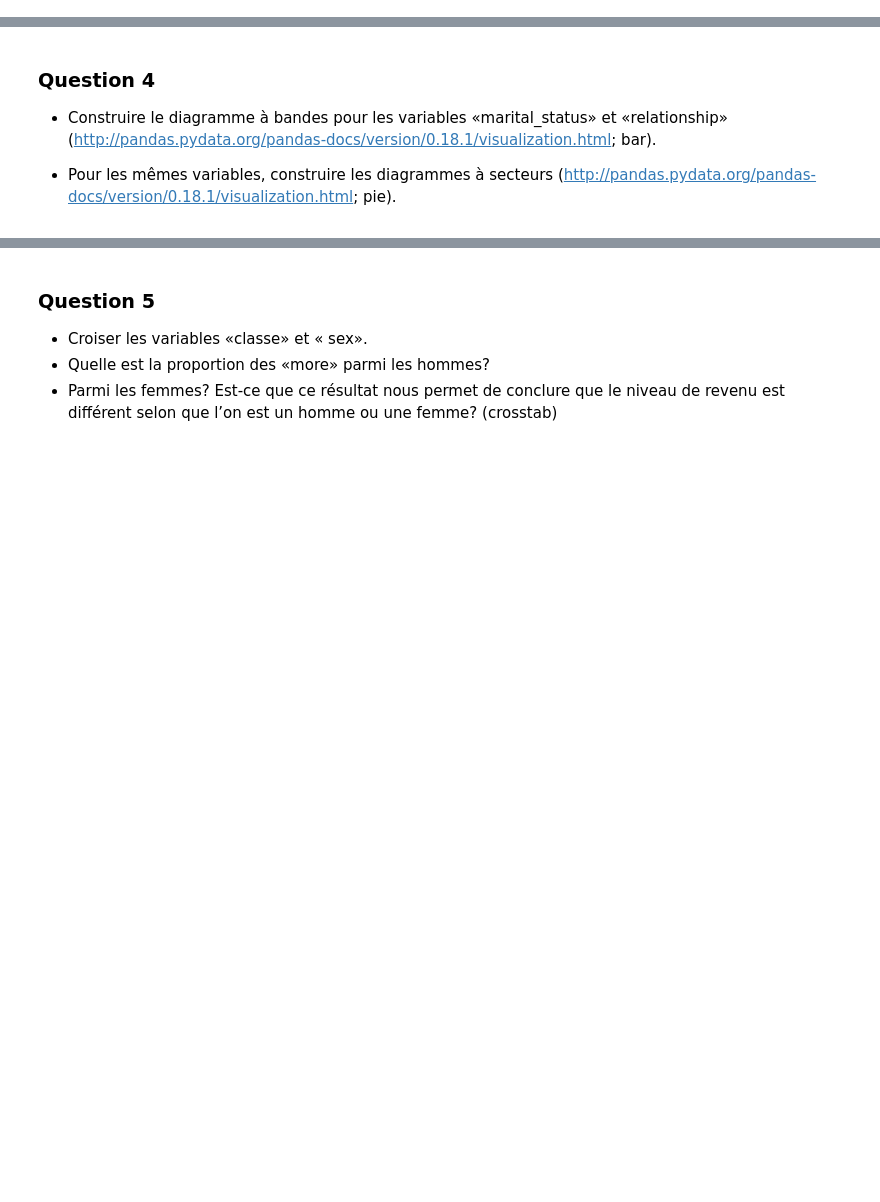
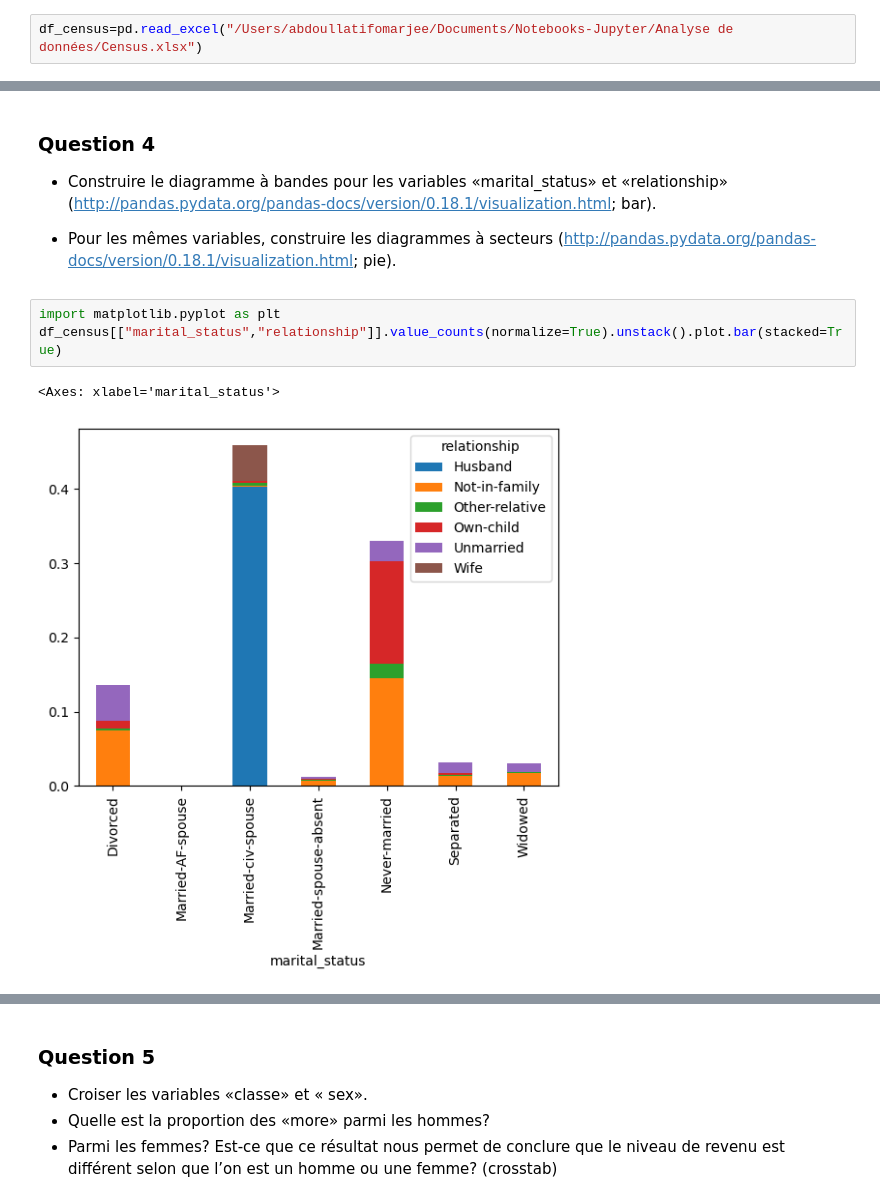
Before and after one commit to Falite/Notebooks-Jupyter, a Jupyter notebook: Analyse de données/TP03 Exercices PythonDataviz_2.ipynb, the cells around one changed output, grey strips where cells are left out. Drawn from its saved outputs; the diff is of its cells as text; blank space fills up the shorter version.

```diff
--- a/Analyse de données/TP03 Exercices PythonDataviz_2.ipynb
+++ b/Analyse de données/TP03 Exercices PythonDataviz_2.ipynb
@@ -17,3 +17,5 @@ import pandas as pd;
 - Charger le fichier«Census.xlsx» (read_excel)
 - Combien y a-t-il de variables dans le fichier ?
 - Combien y a-t-il d’observations? (info)
+# %%
+df_census=pd.read_excel("/Users/abdoullatifomarjee/Documents/Notebooks-Jupyter/Analyse de données/Census.xlsx")
@@ -33,3 +90,9 @@ import pandas as pd;
 - Construire  le  diagramme  à  bandes  pour  les  variables  «marital_status»  et  «relationship» (http://pandas.pydata.org/pandas-docs/version/0.18.1/visualization.html; bar).
 
 - Pour les mêmes variables, construire les diagrammes à secteurs (http://pandas.pydata.org/pandas-docs/version/0.18.1/visualization.html; pie).
+# %%
+import matplotlib.pyplot as plt
+df_census[["marital_status","relationship"]].value_counts(normalize=True).unstack().plot.bar(stacked=True)
+# %% [output]
+<Axes: xlabel='marital_status'>
+[figure, added]
```
Also changed, not shown: parts of 30 cells of this notebook, 5 other files.
